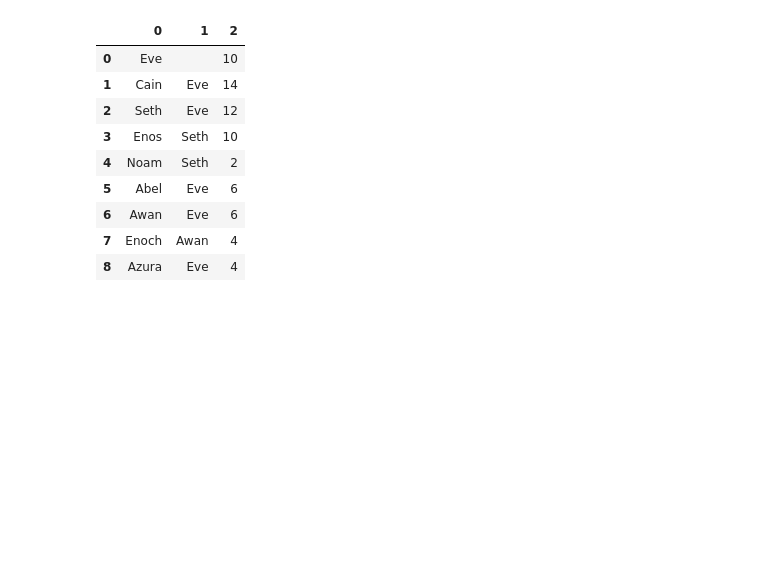
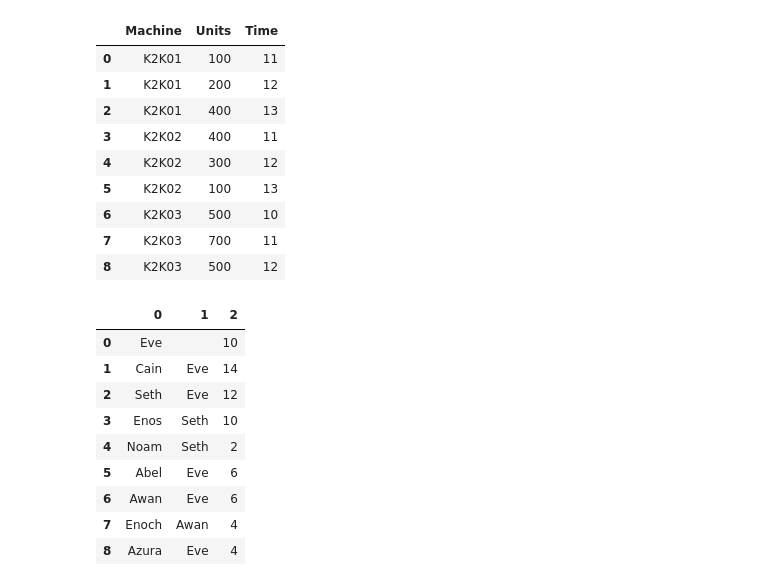
Before and after one commit to MistryWoman/Dashboard, a Jupyter notebook: top_authors.ipynb, the cells around one changed output. Cells and saved outputs as stored; diff of their text form; code cells hidden in the pictures; blank space fills up the shorter version.

```diff
--- a/top_authors.ipynb
+++ b/top_authors.ipynb
@@ -5,3 +147,46 @@ import collections
+# %%
+import plotly.graph_objects as go
+import plotly
+import pandas as pd
+
+# plotly.offline.init_notebook_mode(connected = True)
+
+df = pd.DataFrame({'Machine': ['K2K01','K2K01','K2K01','K2K02','K2K02','K2K02','K2K03','K2K03','K2K03'],
+                   'Units': [100,200,400,400,300,100,500,700,500],
+                   'Time':[11,12,13,11,12,13,10,11,12]})
+
+groups = df.groupby(by='Machine')
+
+# data = []
+# colors=['red', 'blue', 'green']
+
+# for group, dataframe in groups:
+#     dataframe = dataframe.sort_values(by=['Time'])
+#     trace = go.Scatter(x=dataframe.Time.tolist(),
+#                        y=dataframe.Units.tolist(),
+#                        marker=dict(color=colors[len(data)]),
+#                        name=group)
+#     data.append(trace)
+
+# layout =  go.Layout(xaxis={'title': 'Time'},
+#                     yaxis={'title': 'Produced Units'},
+#                     margin={'l': 40, 'b': 40, 't': 50, 'r': 50},
+#                     hovermode='closest')
+
+# figure = go.Figure(data=data, layout=layout)
+# figure.show()
+df
+# %% [output]
+|  | Machine | Units | Time |
+| 0 | K2K01 | 100 | 11 |
+| 1 | K2K01 | 200 | 12 |
+| 2 | K2K01 | 400 | 13 |
+| 3 | K2K02 | 400 | 11 |
+| 4 | K2K02 | 300 | 12 |
+| 5 | K2K02 | 100 | 13 |
+| 6 | K2K03 | 500 | 10 |
+| 7 | K2K03 | 700 | 11 |
+| 8 | K2K03 | 500 | 12 |
 # %%
 import plotly.express as px
 data = dict(
```
Also changed, not shown: parts of 6 cells of this notebook, 2 other files.
